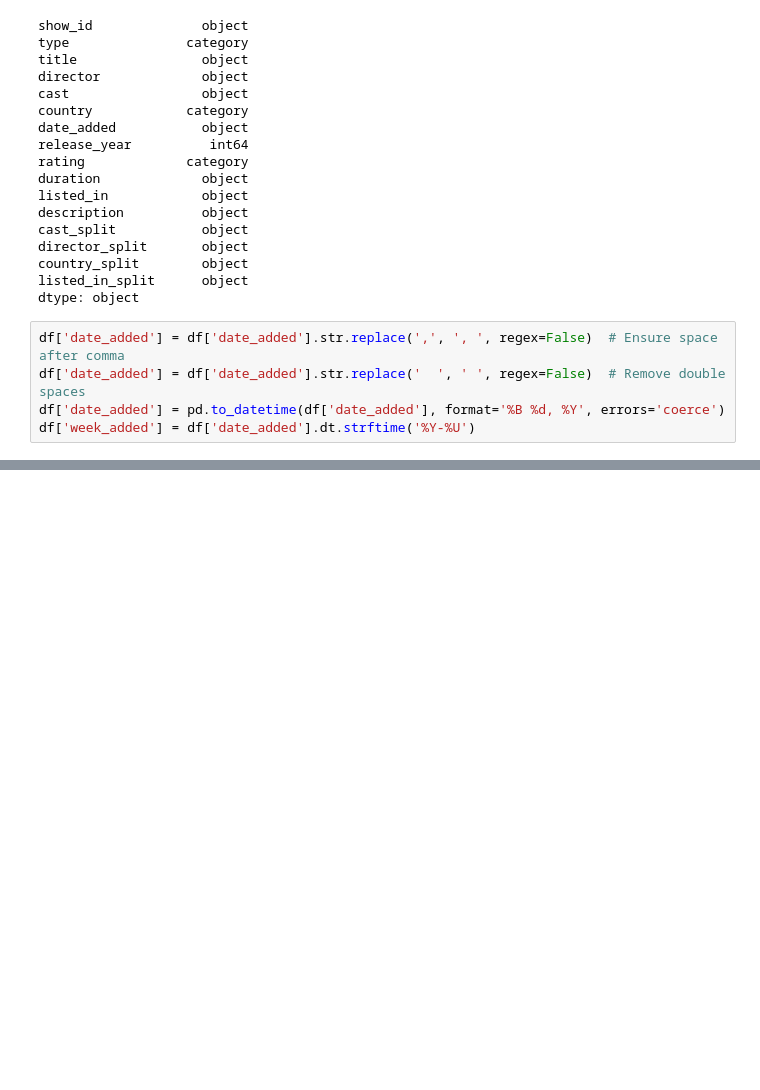
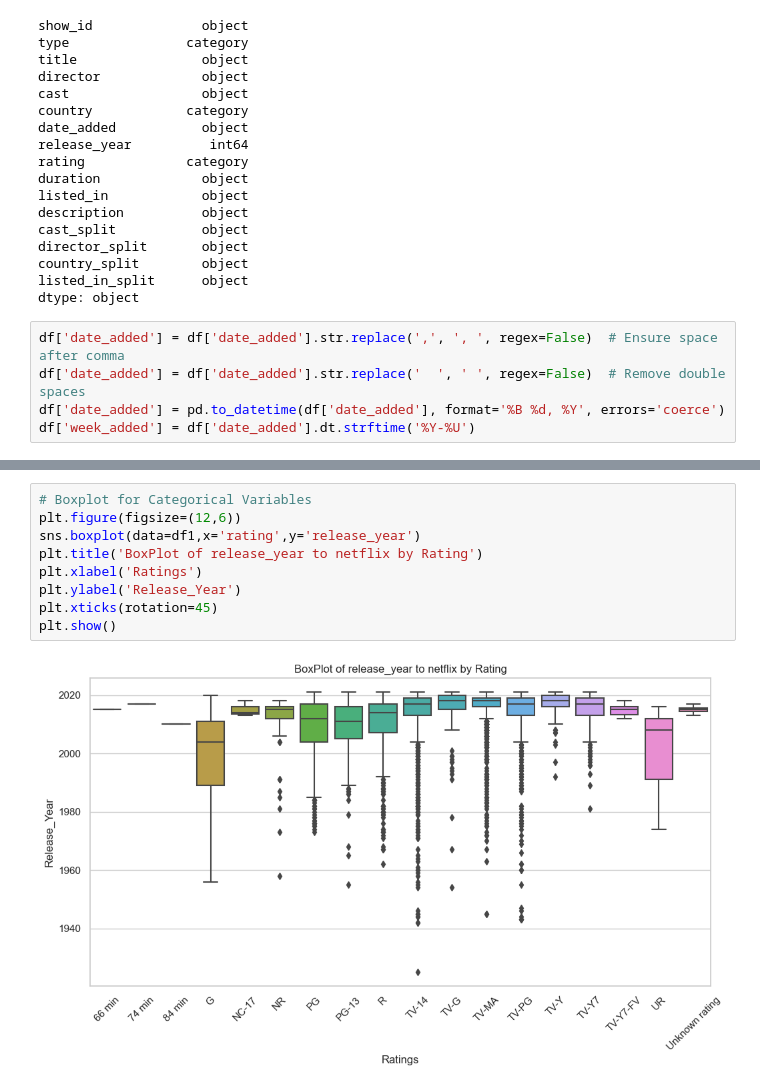
Before and after one commit to hemalatham236/Netflix--Data-Exploration-and-Visualisation, a Jupyter notebook: Netflix_Data_Exploration_and_Visualisation.ipynb, the cells around one changed output, grey strips where cells are left out. Saved outputs shown, nothing was run; the diff lists cells and outputs as text; blank space fills up the shorter version.

```diff
--- a/Netflix_Data_Exploration_and_Visualisation.ipynb
+++ b/Netflix_Data_Exploration_and_Visualisation.ipynb
@@ -372,0 +574,11 @@ df
+# %%
+# Boxplot for Categorical Variables
+plt.figure(figsize=(12,6))
+sns.boxplot(data=df1,x='rating',y='release_year')
+plt.title('BoxPlot of release_year to netflix by Rating')
+plt.xlabel('Ratings')
+plt.ylabel('Release_Year')
+plt.xticks(rotation=45)
+plt.show()
+# %% [output]
+[figure, added]
```
Also changed, not shown: parts of 41 cells of this notebook.
